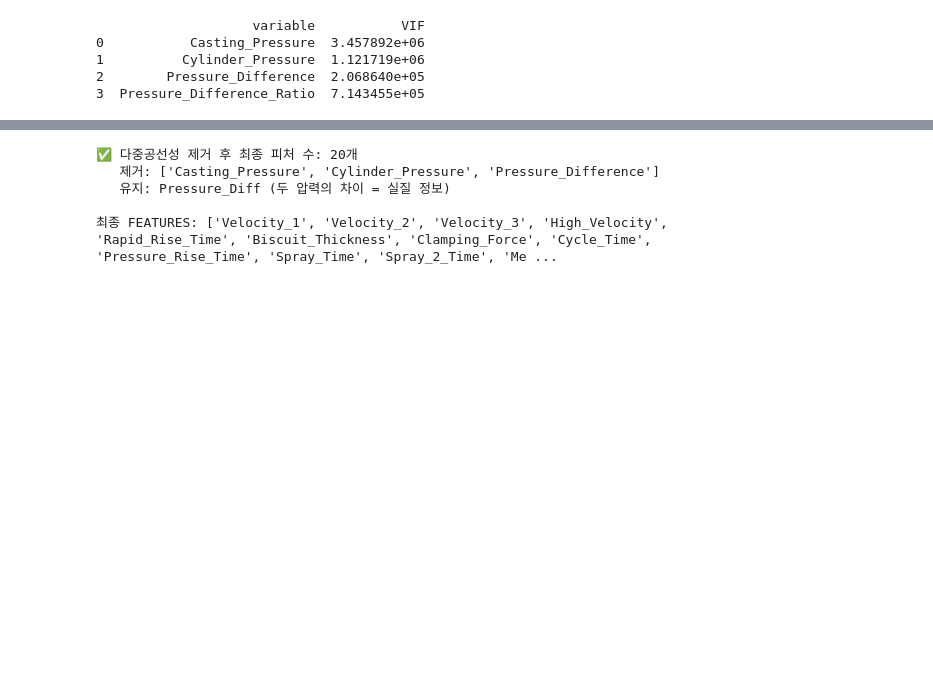
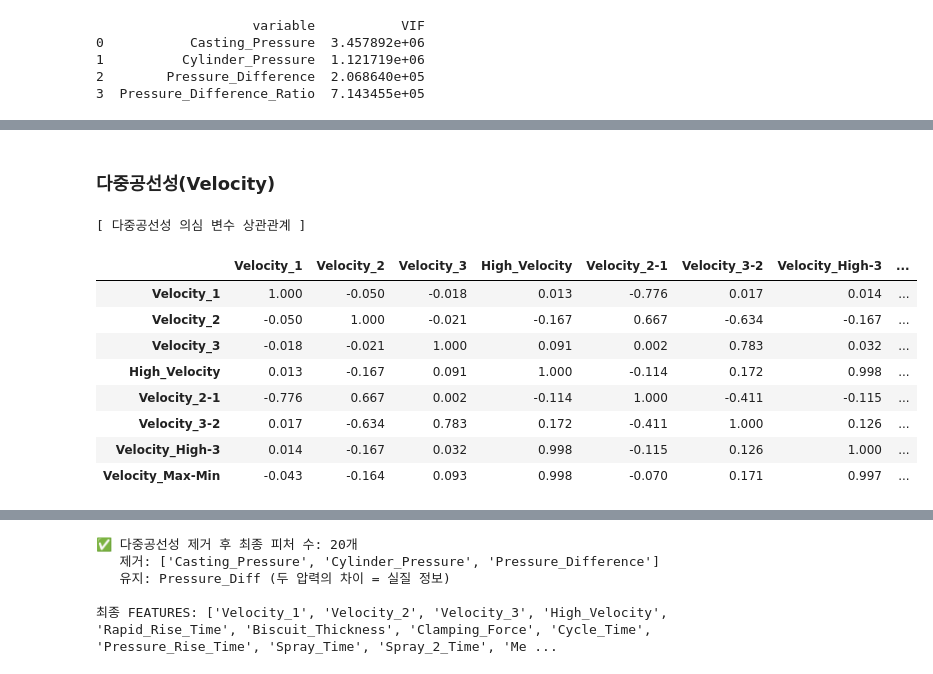
Before and after one commit to heeso0908/hotsix, a Jupyter notebook: notebooks/김희선/260304_Product_Type_2_eda.ipynb, the cells around one changed output, grey strips where cells are left out. Saved outputs shown, nothing was run; the diff lists cells and outputs as text; code cells hidden in the pictures; blank space fills up the shorter version.

```diff
--- a/notebooks/김희선/260304_Product_Type_2_eda.ipynb
+++ b/notebooks/김희선/260304_Product_Type_2_eda.ipynb
@@ -752,3 +829,21 @@ print(vif_df)
 multicollinear_cols = ['Casting_Pressure', 'Cylinder_Pressure', 'Pressure_Difference']
 
 df_drop = df_drop.drop(columns=multicollinear_cols)
+# %% [markdown]
+### 다중공선성(Velocity)
+# %%
+# 다중공선성 확인 — Velocity_1 / Velocity_2 / Velocity_3 / High_Velocity / Velocity_2-1 / Velocity_3-2 / Velocity_High-3 / Velocity_Max-Min
+high_corr_vars2 = ['Velocity_1', 'Velocity_2', 'Velocity_3', 'High_Velocity', 'Velocity_2-1', 'Velocity_3-2', 'Velocity_High-3', 'Velocity_Max-Min']
+print("[ 다중공선성 의심 변수 상관관계 ]")
+display(df_drop[high_corr_vars2].corr().round(3))
+# %% [output]
+[ 다중공선성 의심 변수 상관관계 ]
+|  | Velocity_1 | Velocity_2 | Velocity_3 | High_Velocity | Velocity_2-1 | Velocity_3-2 | Velocity_High-3 | ... |
+| Velocity_1 | 1.000 | -0.050 | -0.018 | 0.013 | -0.776 | 0.017 | 0.014 | ... |
+| Velocity_2 | -0.050 | 1.000 | -0.021 | -0.167 | 0.667 | -0.634 | -0.167 | ... |
+| Velocity_3 | -0.018 | -0.021 | 1.000 | 0.091 | 0.002 | 0.783 | 0.032 | ... |
+| High_Velocity | 0.013 | -0.167 | 0.091 | 1.000 | -0.114 | 0.172 | 0.998 | ... |
+| Velocity_2-1 | -0.776 | 0.667 | 0.002 | -0.114 | 1.000 | -0.411 | -0.115 | ... |
+| Velocity_3-2 | 0.017 | -0.634 | 0.783 | 0.172 | -0.411 | 1.000 | 0.126 | ... |
+| Velocity_High-3 | 0.014 | -0.167 | 0.032 | 0.998 | -0.115 | 0.126 | 1.000 | ... |
+| Velocity_Max-Min | -0.043 | -0.164 | 0.093 | 0.998 | -0.070 | 0.171 | 0.997 | ... |
```
Also changed, not shown: parts of 12 cells of this notebook.
